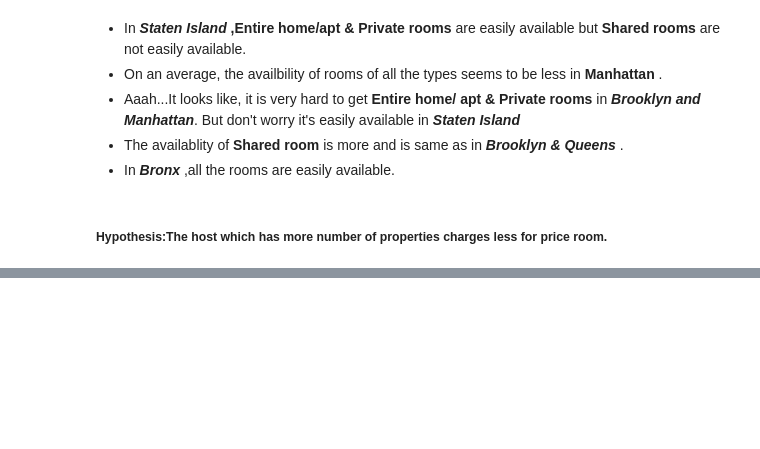
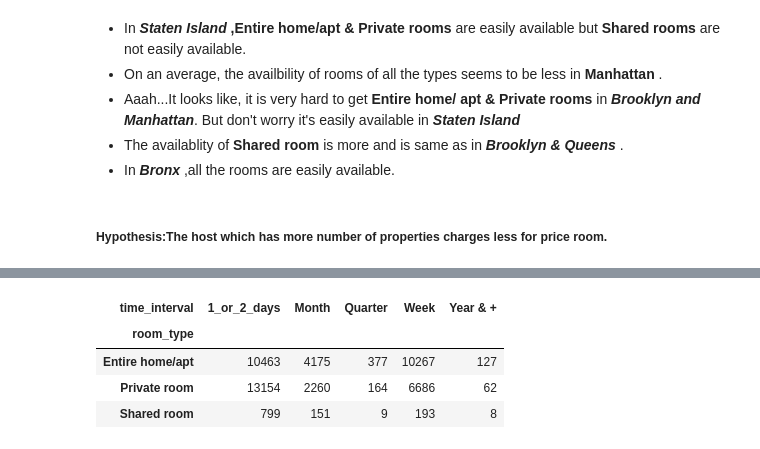
Before and after one commit to SuhelAnsari9272/Airbnb_booking_analysis, a Jupyter notebook: Md_Suhel_Ansari__Airbnb_Bookings_Analysis_Capstone_Project.ipynb, the cells around one changed output, grey strips where cells are left out. Drawn from its saved outputs; the diff is of its cells as text; code cells hidden in the pictures; blank space fills up the shorter version.

```diff
--- a/Md_Suhel_Ansari__Airbnb_Bookings_Analysis_Capstone_Project.ipynb
+++ b/Md_Suhel_Ansari__Airbnb_Bookings_Analysis_Capstone_Project.ipynb
@@ -765,0 +802,10 @@ else we will accept it
+# %%
+#minimum_nights with rooms type
+tab=df_copy.groupby(['room_type','time_interval'])['time_interval'].count().unstack()
+tab
+# %% [output]
+| time_interval | 1_or_2_days | Month | Quarter | Week | Year & + |
+| room_type |  |  |  |  |  |
+| Entire home/apt | 10463 | 4175 | 377 | 10267 | 127 |
+| Private room | 13154 | 2260 | 164 | 6686 | 62 |
+| Shared room | 799 | 151 | 9 | 193 | 8 |
```
Also changed, not shown: parts of 7 cells of this notebook.
